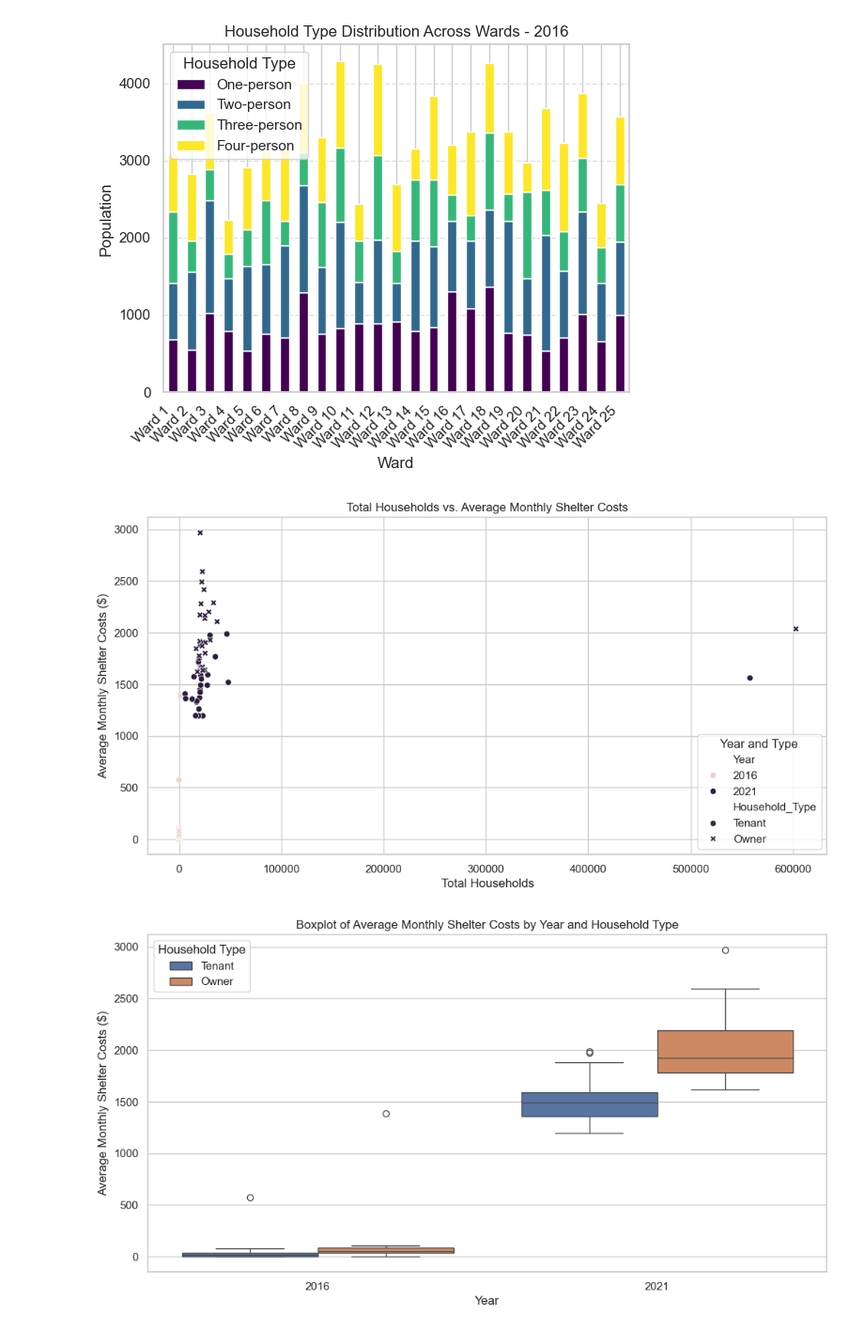
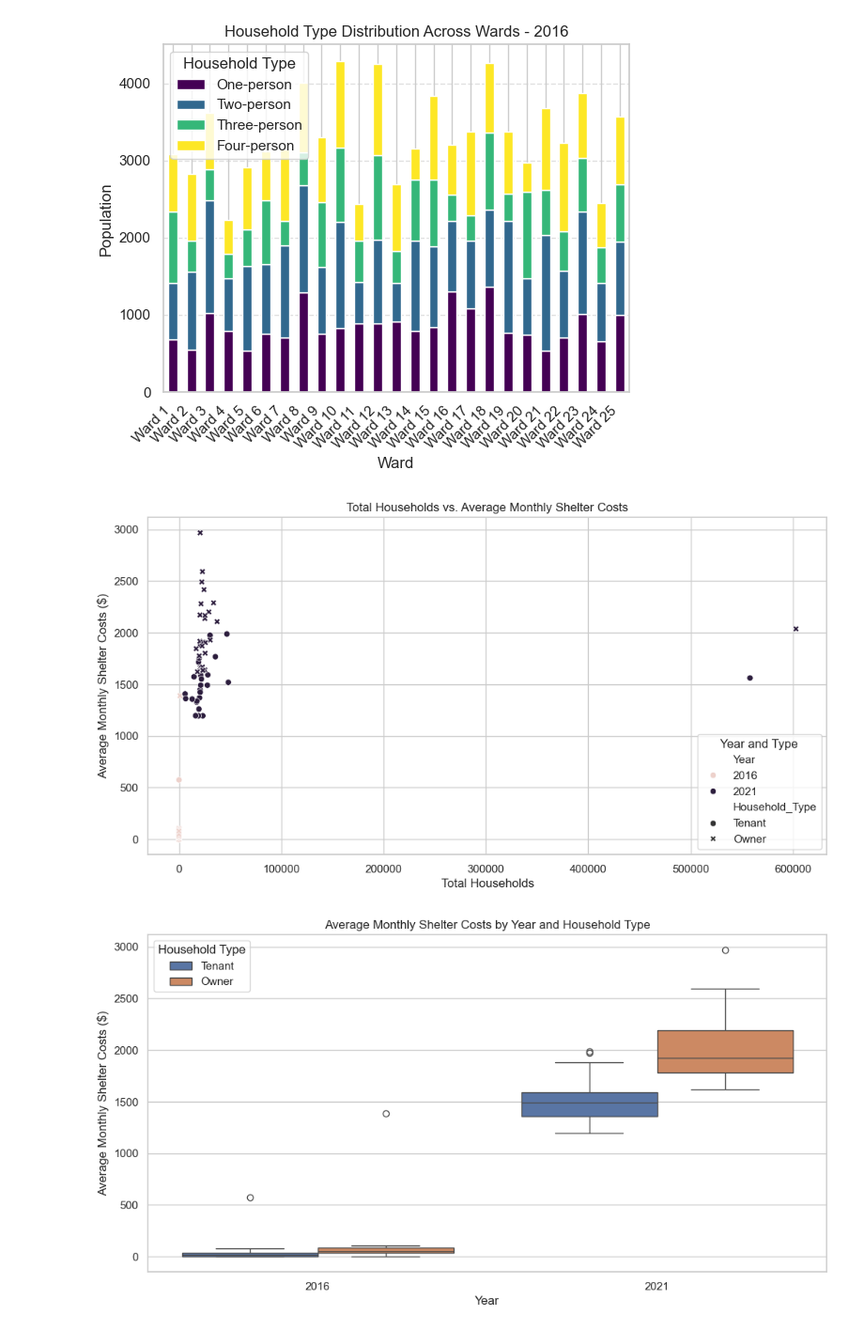
Before and after one commit to tinatrinh8/Data-Science-Gentrification-Study, a Jupyter notebook: Phase4/DataMining.ipynb, the cells around one changed output. Shown at 94% size. Drawn from its saved outputs; the diff is of its cells as text; code cells hidden in the pictures.

```diff
--- a/Phase4/DataMining.ipynb
+++ b/Phase4/DataMining.ipynb
@@ -1248,33 +1314,33 @@ plt.show()
 
 # Set the style
 sns.set(style="whitegrid")
 
 # Average Monthly Shelter Costs ($)
 plt.figure(figsize=(12, 6))
 sns.scatterplot(x='Total_Households', y='Average_Monthly_Shelter_Costs', hue='Year', style='Household_Type', data=Shelter)
 plt.title('Total Households vs. Average Monthly Shelter Costs')
 plt.xlabel('Total Households')
 plt.ylabel('Average Monthly Shelter Costs ($)')
 plt.legend(title='Year and Type')
 plt.show()
 
 # Average Monthly Shelter Costs
 plt.figure(figsize=(12, 6))
 sns.boxplot(x='Year', y='Average_Monthly_Shelter_Costs', hue='Household_Type', data=Shelter)
-plt.title('Boxplot of Average Monthly Shelter Costs by Year and Household Type')
+plt.title('Average Monthly Shelter Costs by Year and Household Type')
 plt.xlabel('Year')
 plt.ylabel('Average Monthly Shelter Costs ($)')
 plt.legend(title='Household Type')
 plt.show()
 
 # Percent Spending 30% or More on Shelter
 plt.figure(figsize=(12, 6))
 sns.histplot(Shelter, x="Percent_Spending_30_Percent_Or_More_On_Shelter", hue="Household_Type", element="step", stat="density", common_norm=False, kde=True, bins=20)
 plt.title('Distribution of Percent Spending 30% or More on Shelter')
 plt.xlabel('Percent Spending 30% or More on Shelter')
 plt.ylabel('Density')
 plt.show()
 # %% [output]
 [figure]
-[figure, old version]
+[figure, new version]
 [figure]
```
Also changed, not shown: parts of 20 cells of this notebook.
